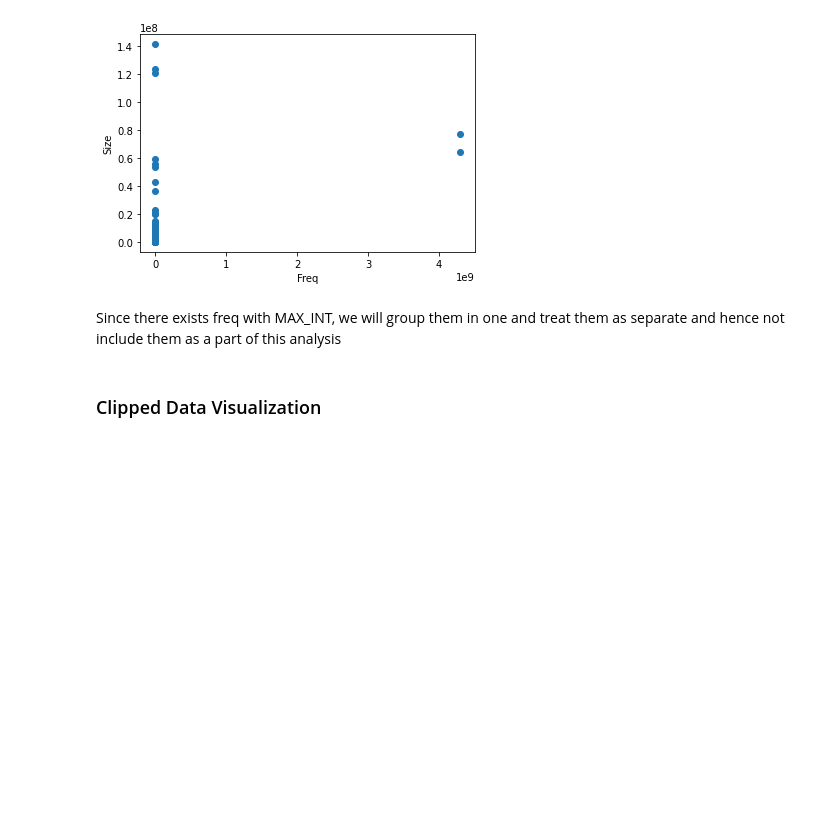
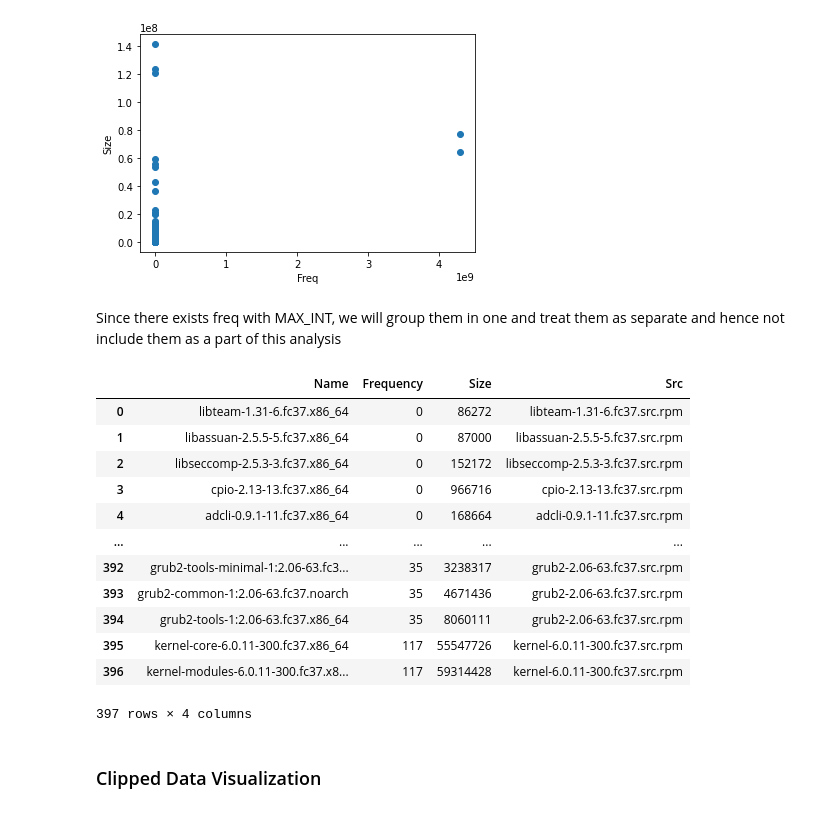
Before and after one commit to RishabhSaini/bodhi-scraper, a Jupyter notebook: BPPAlgo.ipynb, the cells around one changed output. Saved outputs shown, nothing was run; the diff lists cells and outputs as text; code cells hidden in the pictures; blank space fills up the shorter version.

```diff
--- a/BPPAlgo.ipynb
+++ b/BPPAlgo.ipynb
@@ -18,10 +18,25 @@ Since there exists freq with MAX_INT, we will group them in one and treat them a
 # %%
 rust_u32_int_max = 4294967295
 max_freq_row_no = []
 for i, val in enumerate(df_pre['Frequency']):
     if val == rust_u32_int_max:
         max_freq_row_no.append(i)
 df = df_pre.drop(max_freq_row_no).sort_values(by=['Frequency']).reset_index(drop=True)
+df
+# %% [output]
+|  | Name | Frequency | Size | Src |
+| 0 | libteam-1.31-6.fc37.x86_64 | 0 | 86272 | libteam-1.31-6.fc37.src.rpm |
+| 1 | libassuan-2.5.5-5.fc37.x86_64 | 0 | 87000 | libassuan-2.5.5-5.fc37.src.rpm |
+| 2 | libseccomp-2.5.3-3.fc37.x86_64 | 0 | 152172 | libseccomp-2.5.3-3.fc37.src.rpm |
+| 3 | cpio-2.13-13.fc37.x86_64 | 0 | 966716 | cpio-2.13-13.fc37.src.rpm |
+| 4 | adcli-0.9.1-11.fc37.x86_64 | 0 | 168664 | adcli-0.9.1-11.fc37.src.rpm |
+| ... | ... | ... | ... | ... |
+| 392 | grub2-tools-minimal-1:2.06-63.fc3... | 35 | 3238317 | grub2-2.06-63.fc37.src.rpm |
+| 393 | grub2-common-1:2.06-63.fc37.noarch | 35 | 4671436 | grub2-2.06-63.fc37.src.rpm |
+| 394 | grub2-tools-1:2.06-63.fc37.x86_64 | 35 | 8060111 | grub2-2.06-63.fc37.src.rpm |
+| 395 | kernel-core-6.0.11-300.fc37.x86_64 | 117 | 55547726 | kernel-6.0.11-300.fc37.src.rpm |
+| 396 | kernel-modules-6.0.11-300.fc37.x8... | 117 | 59314428 | kernel-6.0.11-300.fc37.src.rpm |
+397 rows × 4 columns
 # %% [markdown]
 ### Clipped Data Visualization
 # %%
```
Also changed, not shown: parts of 3 cells of this notebook.
